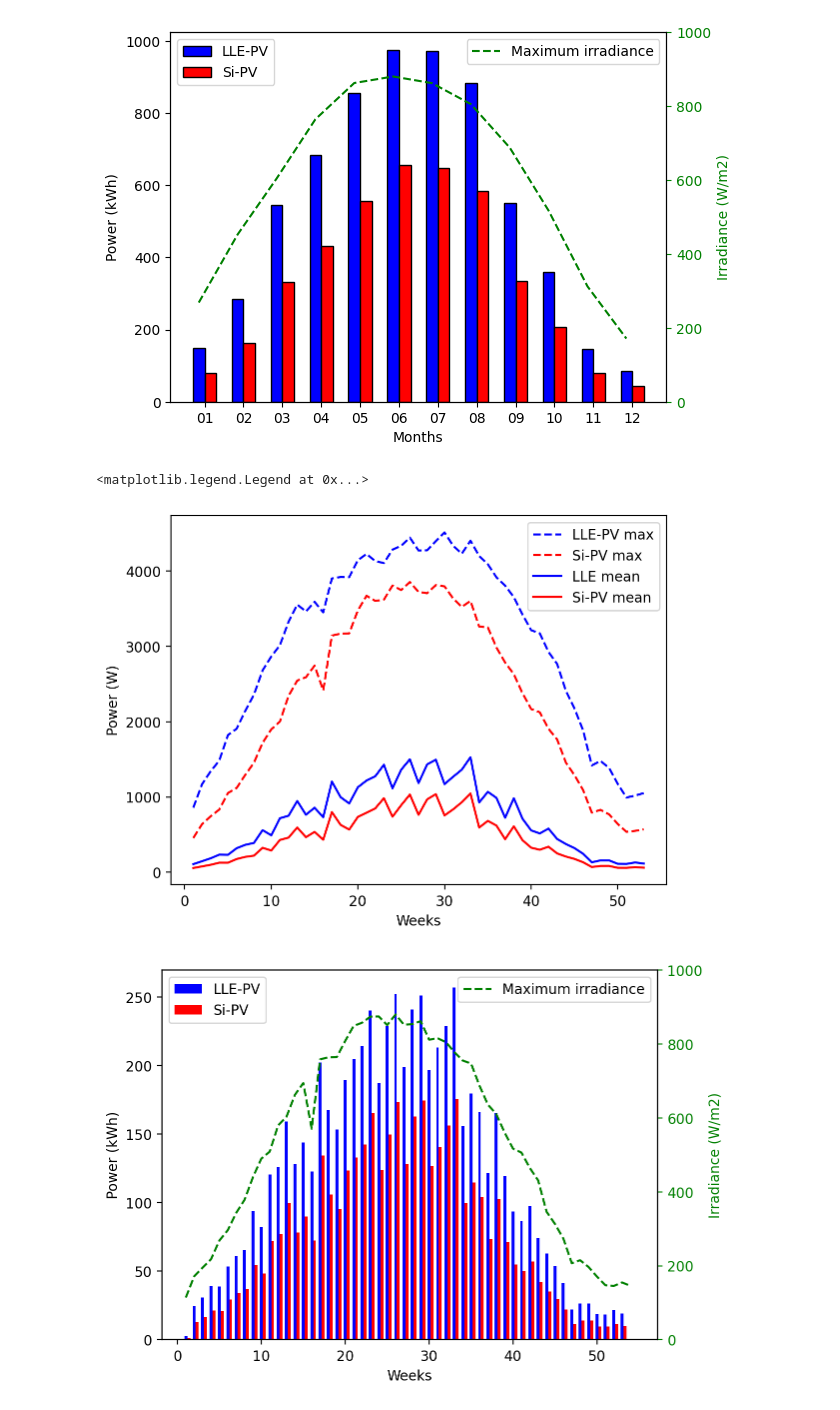
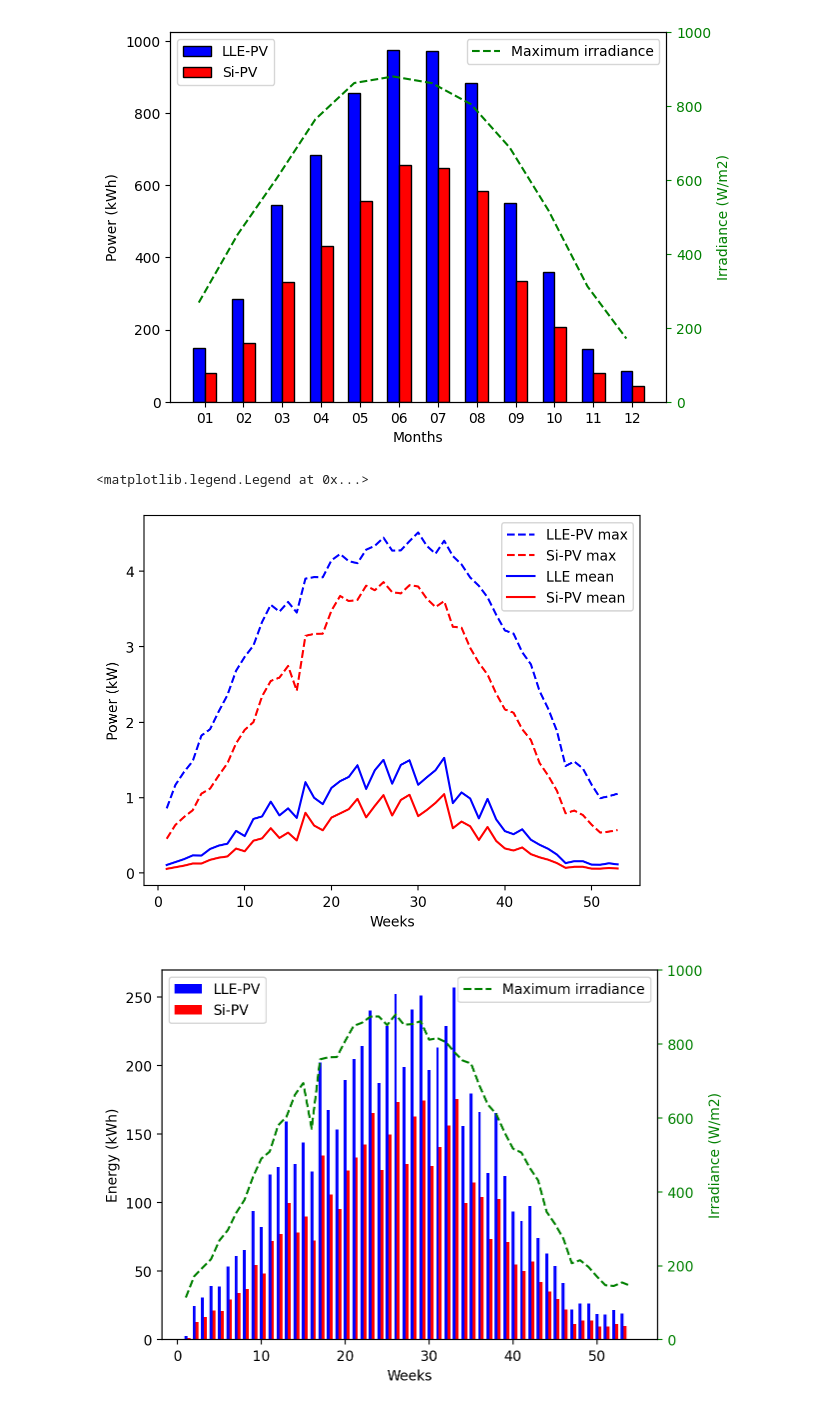
Before and after one commit to Alexisaglar/decentralised_network_analysis, a Jupyter notebook: data/pv_generation_data/jup_pv_generation.ipynb, the cells around one changed output. Saved outputs shown, nothing was run; the diff lists cells and outputs as text; code cells hidden in the pictures.

```diff
--- a/data/pv_generation_data/jup_pv_generation.ipynb
+++ b/data/pv_generation_data/jup_pv_generation.ipynb
@@ -169,38 +169,38 @@ plt.show()
 # %%
 %config InlineBackend.figure_format = 'retina'  # This sets a higher DPI (e.g., for high-resolution displays)
 
 power_CFPV_max= Total_PV['P_CFPV'].groupby(Total_PV.index.strftime('%Y-%U')).max()
 power_CFPV_max = power_CFPV_max.drop(power_CFPV_max.index[-1])
 power_si_max = Total_PV['P'].groupby(Total_PV.index.strftime('%Y-%U')).max()
 power_si_max = power_si_max.drop(power_si_max.index[-1])
 power_CFPV_mean = Total_PV['P_CFPV'].groupby(Total_PV.index.strftime('%Y-%U')).mean()
 power_CFPV_mean = power_CFPV_mean.drop(power_CFPV_mean.index[-1])
 power_si_mean = Total_PV['P'].groupby(Total_PV.index.strftime('%Y-%U')).mean()
 power_si_mean = power_si_mean.drop(power_si_mean.index[-1])
 
 fig, ax1 = plt.subplots()
-ax1.plot(range(1,54), power_CFPV_max, label='LLE-PV max', color='blue', linestyle='--')
-ax1.plot(range(1,54), power_si_max, label='Si-PV max', color='red', linestyle='--')
-ax1.plot(range(1,54), power_CFPV_mean, label='LLE mean', color='blue', linestyle='-')
-ax1.plot(range(1,54), power_si_mean, label='Si-PV mean', color='red', linestyle='-')
+ax1.plot(range(1,54), power_CFPV_max/1000, label='LLE-PV max', color='blue', linestyle='--')
+ax1.plot(range(1,54), power_si_max/1000, label='Si-PV max', color='red', linestyle='--')
+ax1.plot(range(1,54), power_CFPV_mean/1000, label='LLE mean', color='blue', linestyle='-')
+ax1.plot(range(1,54), power_si_mean/1000, label='Si-PV mean', color='red', linestyle='-')
 
 # ax2 = ax1.twinx()
 # max_irradiance = irradiance.groupby(irradiance.index.strftime('%Y-%U')).max()
 # max_irradiance = max_irradiance.drop(max_irradiance.index[-1])
 # ax2.plot(range(1,54), max_irradiance['GHI'], 'g-', label='Maximum irradiance')
 # ax2.set_ylabel('Irradiance (W/m2)', color='green')
 # ax2.tick_params('y', colors='green')
 
-ax1.set_ylabel('Power (W)')
+ax1.set_ylabel('Power (kW)')
 ax1.set_xlabel('Weeks')
 ax1.legend()
 
 # # Add legends for both plots
 ax1.legend(loc='upper right')
 # ax2.legend(loc='upper right')
 # %% [output]
 <matplotlib.legend.Legend at 0x...>
-[figure, old version]
+[figure, new version]
 # %%
 mean_irradiance = irradiance.groupby(irradiance.index.strftime('%Y-%U')).max()
 # %%
```
Also changed, not shown: parts of 2 cells of this notebook, 2 other files.
